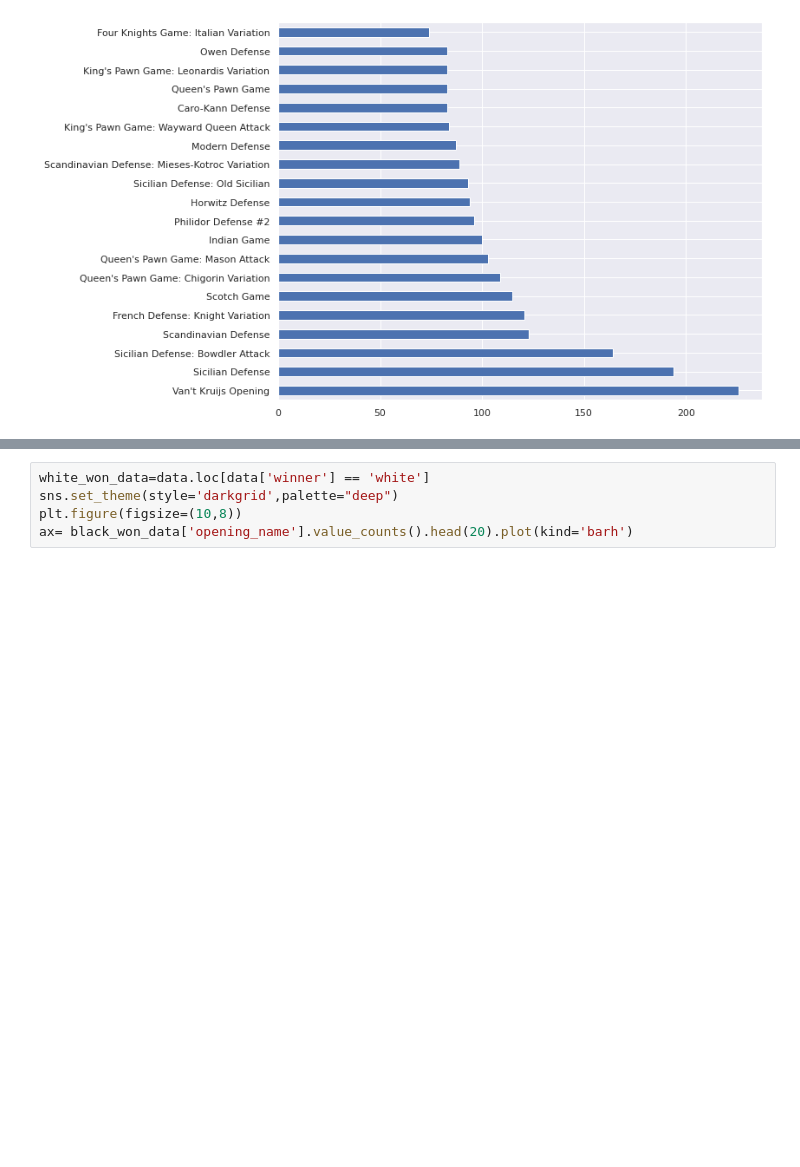
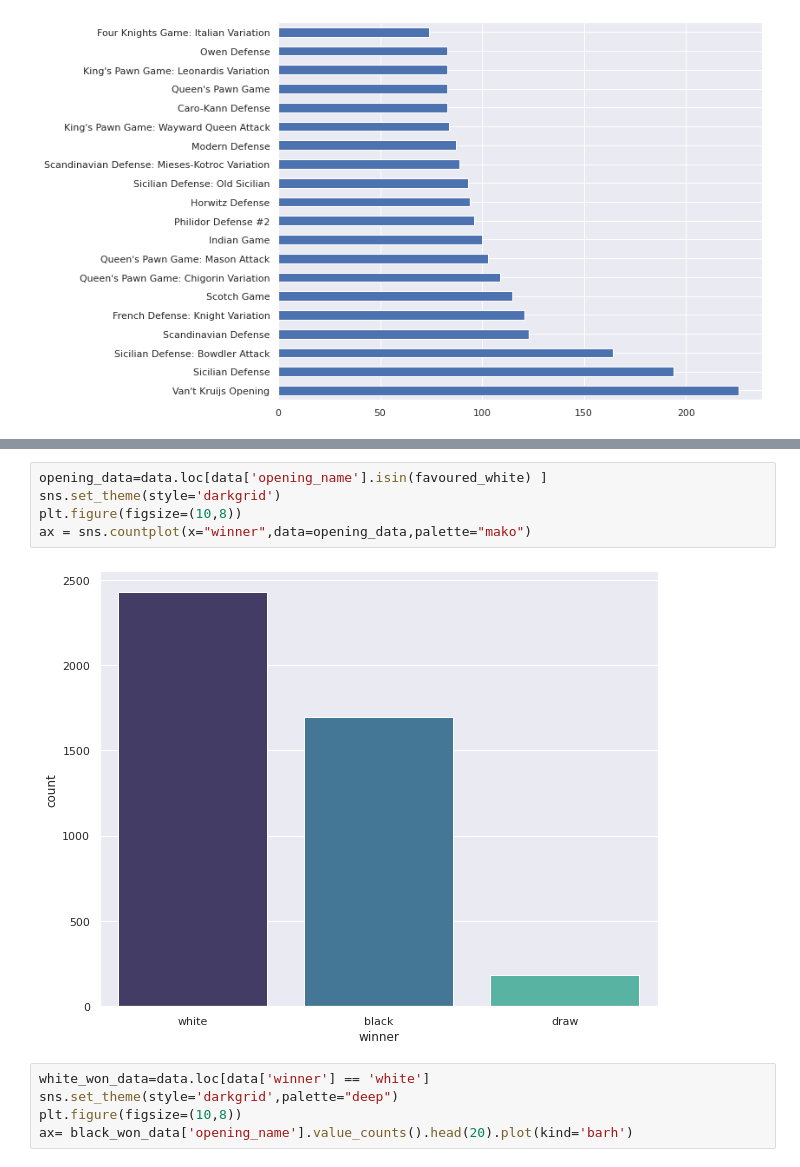
Before and after one commit to Gail529/Chess_EDA, a Jupyter notebook: chess_EDA.ipynb, the cells around one changed output, grey strips where cells are left out. Cells and saved outputs as stored; diff of their text form; blank space fills up the shorter version.

```diff
--- a/chess_EDA.ipynb
+++ b/chess_EDA.ipynb
@@ -64,3 +148,10 @@ ax= black_won_data['opening_name'].value_counts().head(20).plot(kind='barh')
+# %%
+opening_data=data.loc[data['opening_name'].isin(favoured_white) ]
+sns.set_theme(style='darkgrid')
+plt.figure(figsize=(10,8))
+ax = sns.countplot(x="winner",data=opening_data,palette="mako")
+# %% [output]
+[figure, added]
 # %%
 white_won_data=data.loc[data['winner'] == 'white']
 sns.set_theme(style='darkgrid',palette="deep")
```
Also changed, not shown: parts of 21 cells of this notebook.
